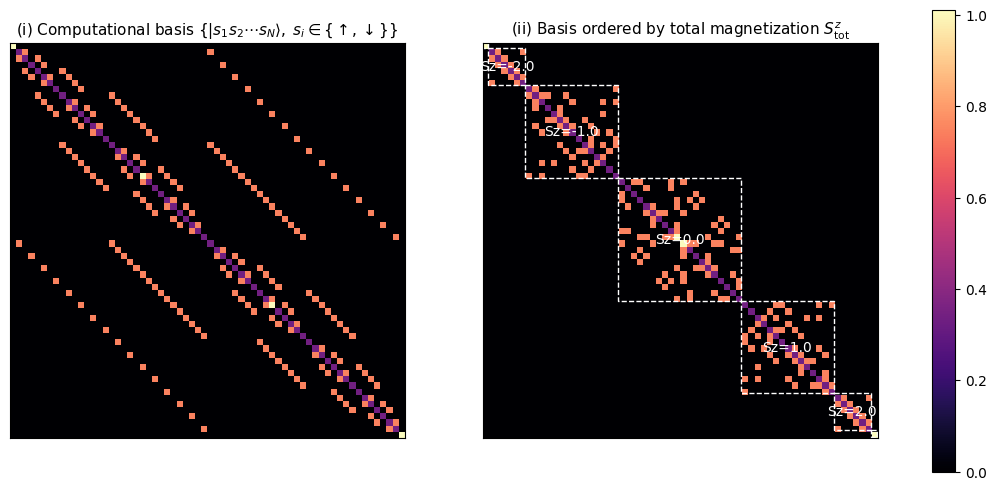
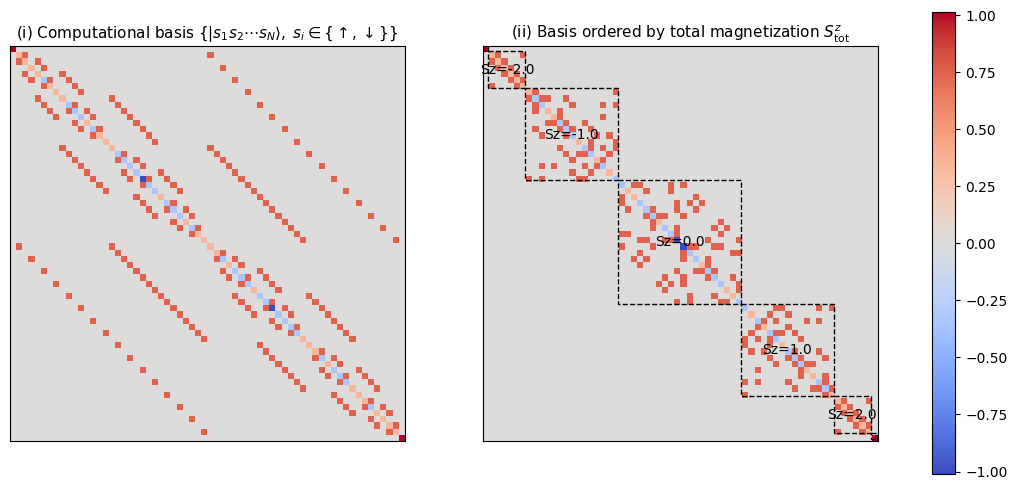
Unified diff of the notebook cell whose output changed from the first chart to the second:
--- before
+++ after
@@ -68,9 +68,9 @@
 fig, axs = plt.subplots(1, 2, figsize=(14, 6))
 
-cmap = "magma"
+cmap = "coolwarm"
 
-im0 = axs[0].imshow(np.abs(H), cmap=cmap)
+im0 = axs[0].imshow(H, cmap=cmap)
 
-im1 = axs[1].imshow(np.abs(H_sorted), cmap=cmap)
+im1 = axs[1].imshow(H_sorted, cmap=cmap)
 
 for i, (sz, size) in enumerate(zip(Sz_labels, block_sizes)):
@@ -83,5 +83,5 @@
     end - start,
     end - start,
-    edgecolor="white",
+    edgecolor="black",
     facecolor="none",
     linewidth=1,
@@ -95,5 +95,5 @@
       (start + end) / 2,
       f"Sz={sz:.1f}",
-      color="white",
+      color="black",
       ha="center",
       va="center",

Commit: more introduction, symmetric hamiltonians and the tensor net representation of the golden chain